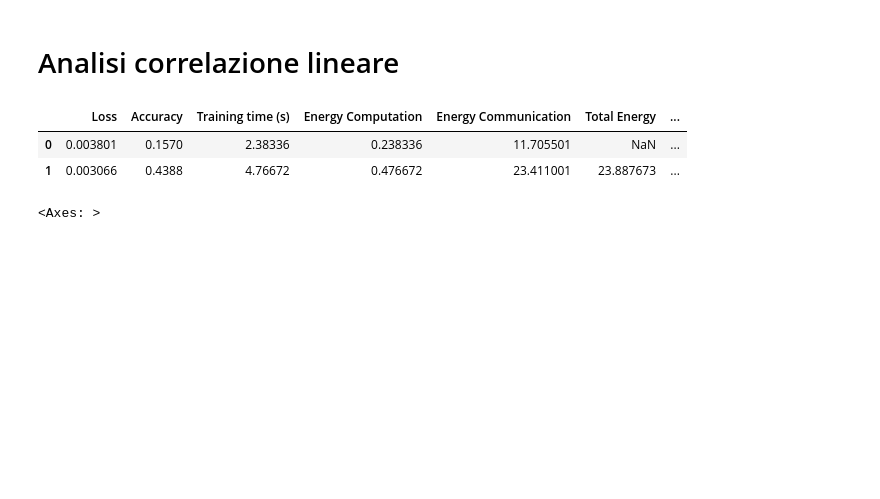
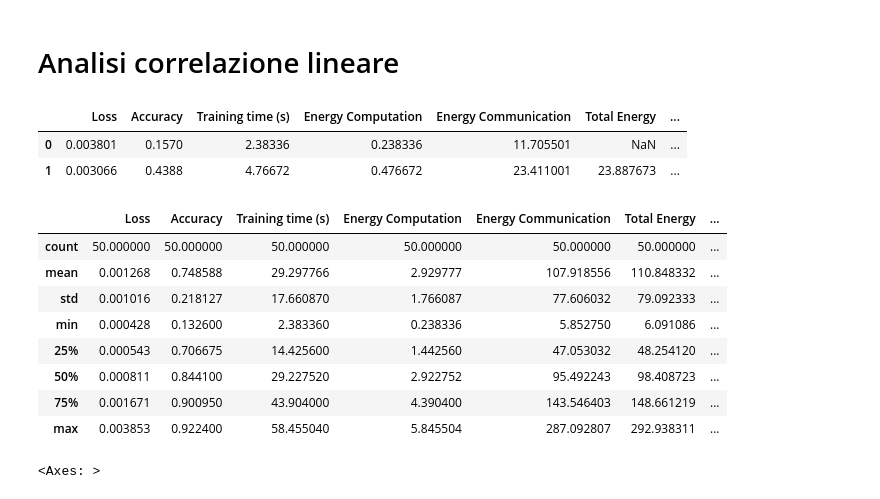
Before and after one commit to DomenicoVillari3/bioai, a Jupyter notebook: reinforcement.ipynb, the cells around one changed output. Cells and saved outputs as stored; diff of their text form; code cells hidden in the pictures; blank space fills up the shorter version.

```diff
--- a/reinforcement.ipynb
+++ b/reinforcement.ipynb
@@ -417,6 +417,18 @@ df.head(2)
 | 1 | 0.003066 | 0.4388 | 4.76672 | 0.476672 | 23.411001 | 23.887673 | ... |
 # %%
 df["Total Energy"]= df["Energy Computation"] + df["Energy Communication"]
+# %%
+df.describe()
+# %% [output]
+|  | Loss | Accuracy | Training time (s) | Energy Computation | Energy Communication | Total Energy | ... |
+| count | 50.000000 | 50.000000 | 50.000000 | 50.000000 | 50.000000 | 50.000000 | ... |
+| mean | 0.001268 | 0.748588 | 29.297766 | 2.929777 | 107.918556 | 110.848332 | ... |
+| std | 0.001016 | 0.218127 | 17.660870 | 1.766087 | 77.606032 | 79.092333 | ... |
+| min | 0.000428 | 0.132600 | 2.383360 | 0.238336 | 5.852750 | 6.091086 | ... |
+| 25% | 0.000543 | 0.706675 | 14.425600 | 1.442560 | 47.053032 | 48.254120 | ... |
+| 50% | 0.000811 | 0.844100 | 29.227520 | 2.922752 | 95.492243 | 98.408723 | ... |
+| 75% | 0.001671 | 0.900950 | 43.904000 | 4.390400 | 143.546403 | 148.661219 | ... |
+| max | 0.003853 | 0.922400 | 58.455040 | 5.845504 | 287.092807 | 292.938311 | ... |
 # %%
 corr= df.corr()
 sns.heatmap(corr, annot=True, cmap='coolwarm', fmt='.2f', linewidths=0.5)
```
Also changed, not shown: parts of 6 cells of this notebook, 2 other files.
